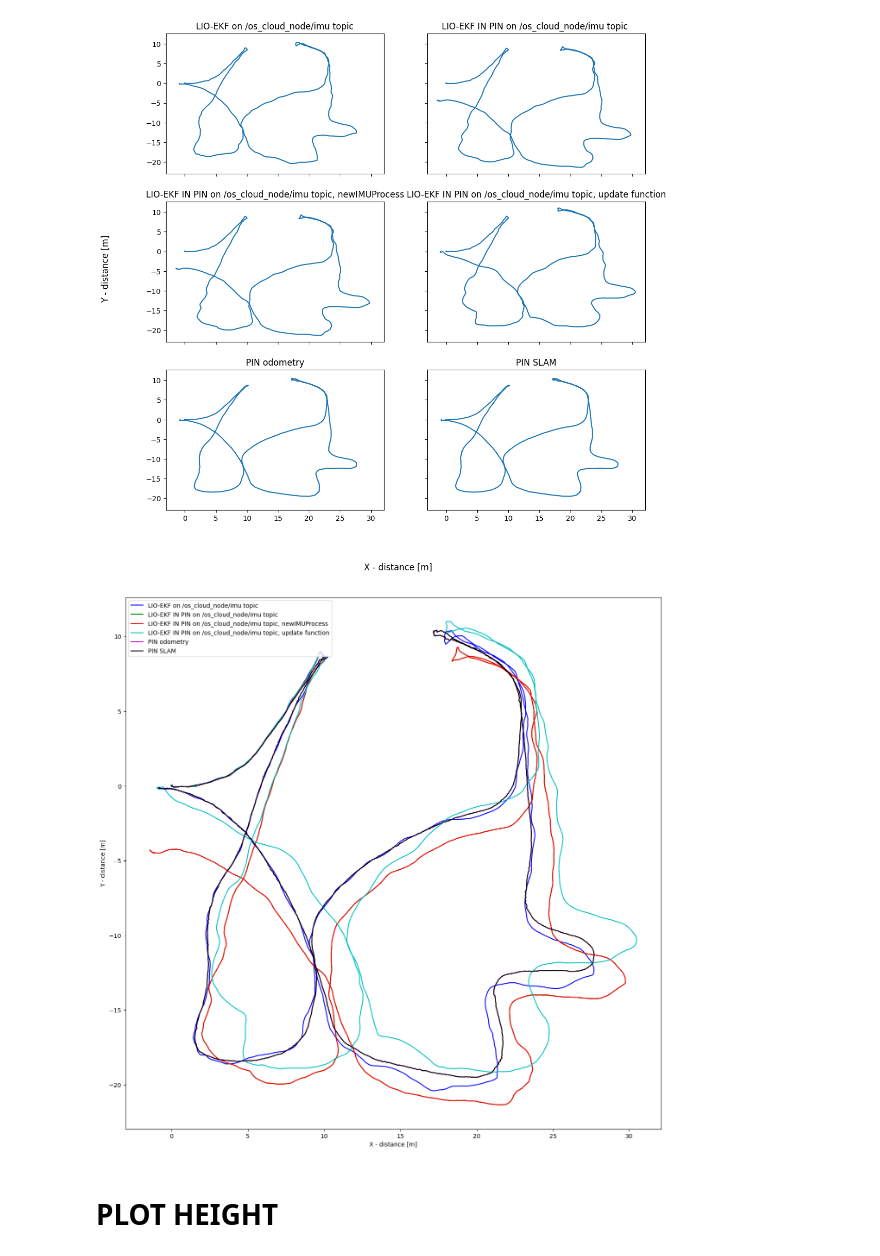
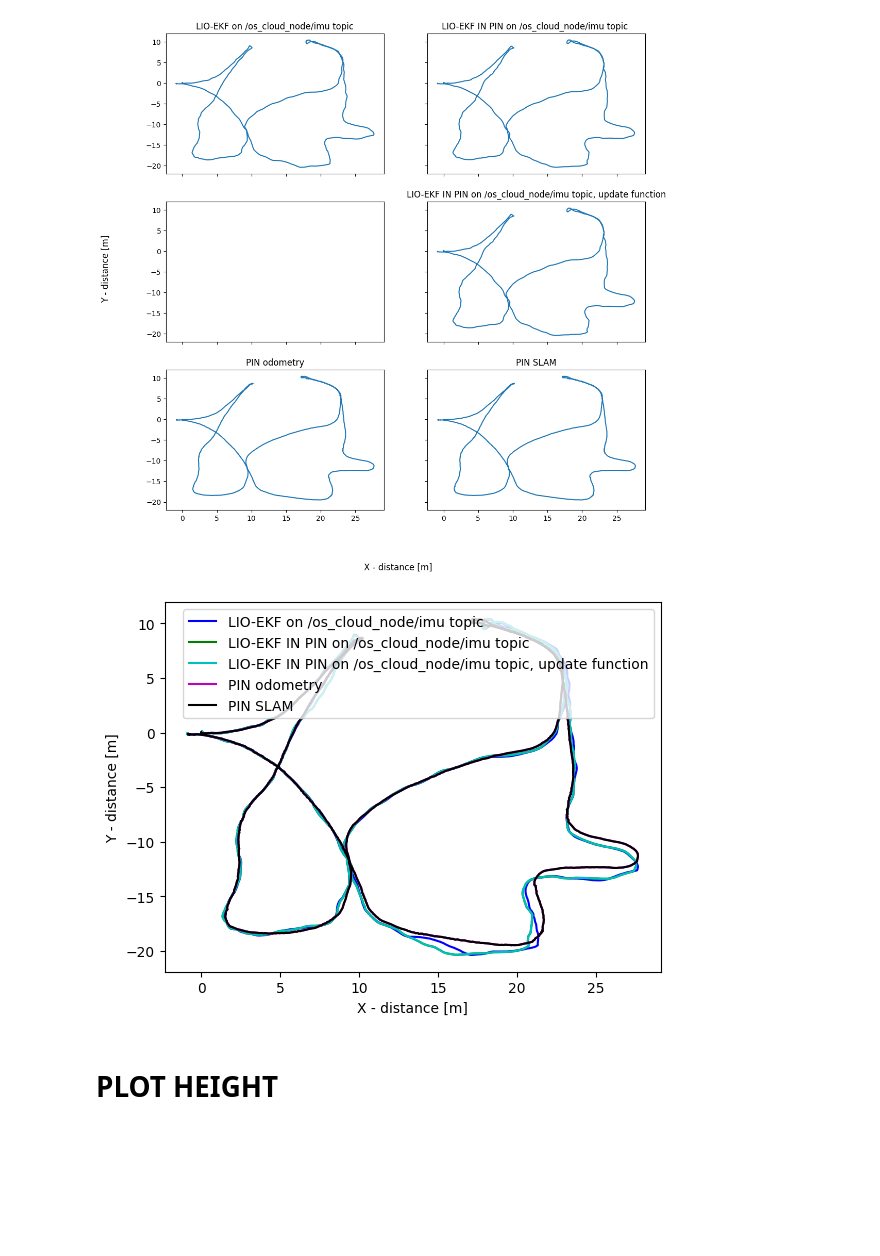
Before and after one commit to ohmohmpr/PINI, a Jupyter notebook: ohm/plot_path/newer_college_128beams/collection4/easy.ipynb, the cells around one changed output. Drawn from its saved outputs; the diff is of its cells as text; code cells hidden in the pictures; blank space fills up the shorter version.

```diff
--- a/ohm/plot_path/newer_college_128beams/collection4/easy.ipynb
+++ b/ohm/plot_path/newer_college_128beams/collection4/easy.ipynb
@@ -7,17 +7,19 @@ LIOEKF_os_cloud_node_imu = np.loadtxt(
     usecols=(1,2,3), unpack=True)
 LIOEKF_IN_PIN_os_cloud_node_imu = np.loadtxt(
     '../../../dataset/rosbag/newer_college/128beams/collection4/easy/pin_lio_ekf_odo_os_cloud_node.txt',
-    usecols=(1,2,3), skiprows=65, unpack=True)
-LIOEKF_IN_PIN_os_cloud_node_imu_newIMUProcess = np.loadtxt(
-    '../../../dataset/rosbag/newer_college/128beams/collection4/easy/pin_lio_ekf_odo_newIMUProcess.txt',
-     usecols=(1,2,3), skiprows=65, unpack=True)
+    usecols=(1,2,3), unpack=True)
+# LIOEKF_IN_PIN_os_cloud_node_imu_newIMUProcess = np.loadtxt(
+#     '../../../dataset/rosbag/newer_college/128beams/collection4/easy/pin_lio_ekf_odo_newIMUProcess.txt',
+#     usecols=(1,2,3), unpack=True)
 LIOEKF_IN_PIN_os_cloud_node_imu_update = np.loadtxt(
     '../../../dataset/rosbag/newer_college/128beams/collection4/easy/pin_lio_ekf_odo_update.txt',
-    usecols=(1,2,3), skiprows=65, unpack=True)
-pin_odom = np.loadtxt('../../../dataset/rosbag/newer_college/128beams/collection4/easy/odom_poses_kitti.txt',
-                      delimiter=' ', usecols=(3, 7, 11), unpack=True)
-pin_slam = np.loadtxt('../../../dataset/rosbag/newer_college/128beams/collection4/easy/slam_poses_kitti.txt',
-                      delimiter=' ', usecols=(3, 7, 11), unpack=True)
+    usecols=(1,2,3), unpack=True)
+pin_odom = np.loadtxt(
+    '../../../dataset/rosbag/newer_college/128beams/collection4/easy/odom_poses_kitti.txt',
+    delimiter=' ', usecols=(3, 7, 11), unpack=True)
+pin_slam = np.loadtxt(
+    '../../../dataset/rosbag/newer_college/128beams/collection4/easy/slam_poses_kitti.txt',
+    delimiter=' ', usecols=(3, 7, 11), unpack=True)
 # %%
 trans = np.array([[ 1,  0,  0],
                   [ 0,  1,  0],
@@ -37,8 +39,8 @@ axis[0][0].plot(LIOEKF_os_cloud_node_imu[0], LIOEKF_os_cloud_node_imu[1])
 axis[0][0].set_title("LIO-EKF on /os_cloud_node/imu topic")
 axis[0][1].plot(LIOEKF_IN_PIN_os_cloud_node_imu[0], LIOEKF_IN_PIN_os_cloud_node_imu[1])
 axis[0][1].set_title("LIO-EKF IN PIN on /os_cloud_node/imu topic ")
-axis[1][0].plot(LIOEKF_IN_PIN_os_cloud_node_imu_newIMUProcess[0], LIOEKF_IN_PIN_os_cloud_node_imu_newIMUProcess[1])
-axis[1][0].set_title("LIO-EKF IN PIN on /os_cloud_node/imu topic, newIMUProcess")
+# axis[1][0].plot(LIOEKF_IN_PIN_os_cloud_node_imu_newIMUProcess[0], LIOEKF_IN_PIN_os_cloud_node_imu_newIMUProcess[1])
+# axis[1][0].set_title("LIO-EKF IN PIN on /os_cloud_node/imu topic, newIMUProcess")
 axis[1][1].plot(LIOEKF_IN_PIN_os_cloud_node_imu_update[0], LIOEKF_IN_PIN_os_cloud_node_imu_update[1])
 axis[1][1].set_title("LIO-EKF IN PIN on /os_cloud_node/imu topic, update function")
 axis[2][0].plot(pin_odom[0], pin_odom[1])
@@ -50,25 +52,25 @@ figure.supxlabel('X - distance [m]')
 figure.supylabel('Y - distance [m]')
 plt.show()
 # %% [output]
-[figure, old version]
+[figure, new version]
 # %%
 plt.plot(LIOEKF_os_cloud_node_imu[0], LIOEKF_os_cloud_node_imu[1], label='LIO-EKF on /os_cloud_node/imu topic', color='b')
 plt.plot(LIOEKF_IN_PIN_os_cloud_node_imu[0], LIOEKF_IN_PIN_os_cloud_node_imu[1], label='LIO-EKF IN PIN on /os_cloud_node/imu topic', color='g')
-plt.plot(LIOEKF_IN_PIN_os_cloud_node_imu_newIMUProcess[0], LIOEKF_IN_PIN_os_cloud_node_imu_newIMUProcess[1],
-         label='LIO-EKF IN PIN on /os_cloud_node/imu topic, newIMUProcess', color='r')
+# plt.plot(LIOEKF_IN_PIN_os_cloud_node_imu_newIMUProcess[0], LIOEKF_IN_PIN_os_cloud_node_imu_newIMUProcess[1],
+#          label='LIO-EKF IN PIN on /os_cloud_node/imu topic, newIMUProcess', color='r')
 plt.plot(LIOEKF_IN_PIN_os_cloud_node_imu_update[0], LIOEKF_IN_PIN_os_cloud_node_imu_update[1],
          label='LIO-EKF IN PIN on /os_cloud_node/imu topic, update function', color='c')
 plt.plot(pin_odom[0], pin_odom[1], label='PIN odometry', color='m')
 plt.plot(pin_slam[0], pin_slam[1], label='PIN SLAM', color='k')
 
 plt.legend()
 plt.rcParams["figure.figsize"] = (16, 16)
 
 plt.xlabel('X - distance [m]')
 plt.ylabel('Y - distance [m]')
 plt.show()
 # %% [output]
-[figure, old version]
+[figure, new version]
 # %% [markdown]
 # PLOT HEIGHT
 # %%
```
Also changed, not shown: parts of 3 cells of this notebook, 15 other files.
